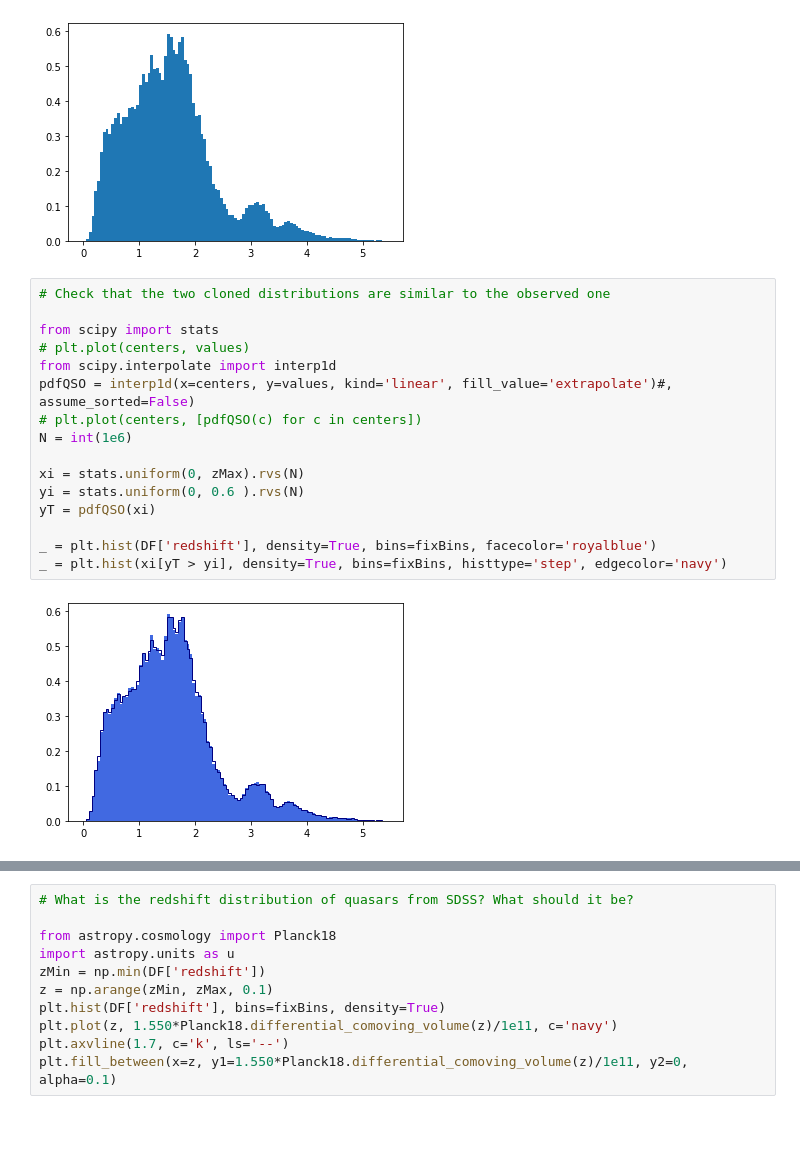
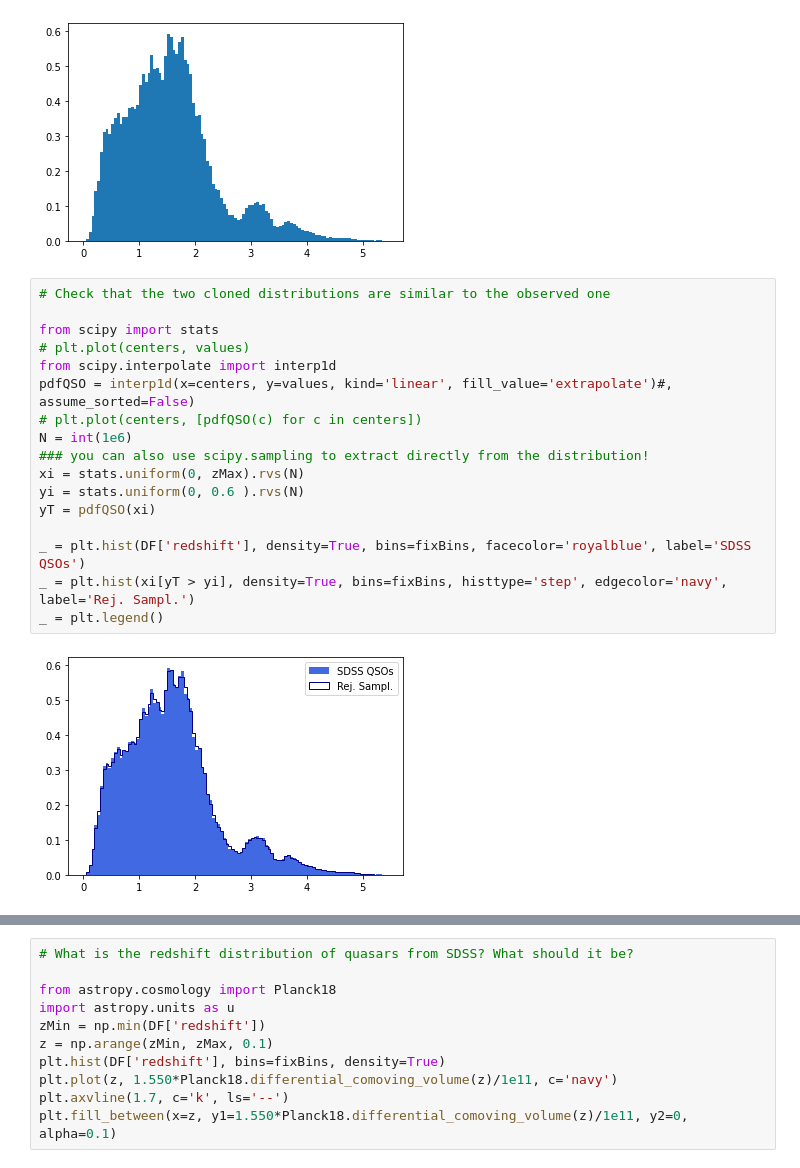
Before and after one commit to freddycch/astrostatistics_bicocca_2024, a Jupyter notebook: working/L04 - Cloning Quasars.ipynb, the cells around one changed output, grey strips where cells are left out. Drawn from its saved outputs; the diff is of its cells as text; blank space fills up the shorter version.

```diff
--- a/working/L04 - Cloning Quasars.ipynb
+++ b/working/L04 - Cloning Quasars.ipynb
@@ -22,21 +22,22 @@ centers = edges[1:]/2 + edges[:-1]/2
 # %%
 # Check that the two cloned distributions are similar to the observed one
 
 from scipy import stats
 # plt.plot(centers, values)
 from scipy.interpolate import interp1d
 pdfQSO = interp1d(x=centers, y=values, kind='linear', fill_value='extrapolate')#, assume_sorted=False)
 # plt.plot(centers, [pdfQSO(c) for c in centers])
 N = int(1e6)
-
+### you can also use scipy.sampling to extract directly from the distribution!
 xi = stats.uniform(0, zMax).rvs(N)
 yi = stats.uniform(0, 0.6 ).rvs(N)
 yT = pdfQSO(xi)
 
-_ = plt.hist(DF['redshift'], density=True, bins=fixBins, facecolor='royalblue')
-_ = plt.hist(xi[yT > yi], density=True, bins=fixBins, histtype='step', edgecolor='navy')
+_ = plt.hist(DF['redshift'], density=True, bins=fixBins, facecolor='royalblue', label='SDSS QSOs')
+_ = plt.hist(xi[yT > yi], density=True, bins=fixBins, histtype='step', edgecolor='navy', label='Rej. Sampl.')
+_ = plt.legend()
 # %% [output]
-[figure, old version]
+[figure, new version]
 # %%
 dx   = edges[1]-edges[0]
 area = [dx * v for v in values]
```
Also changed, not shown: parts of 1 cell of this notebook, 6 other files.
